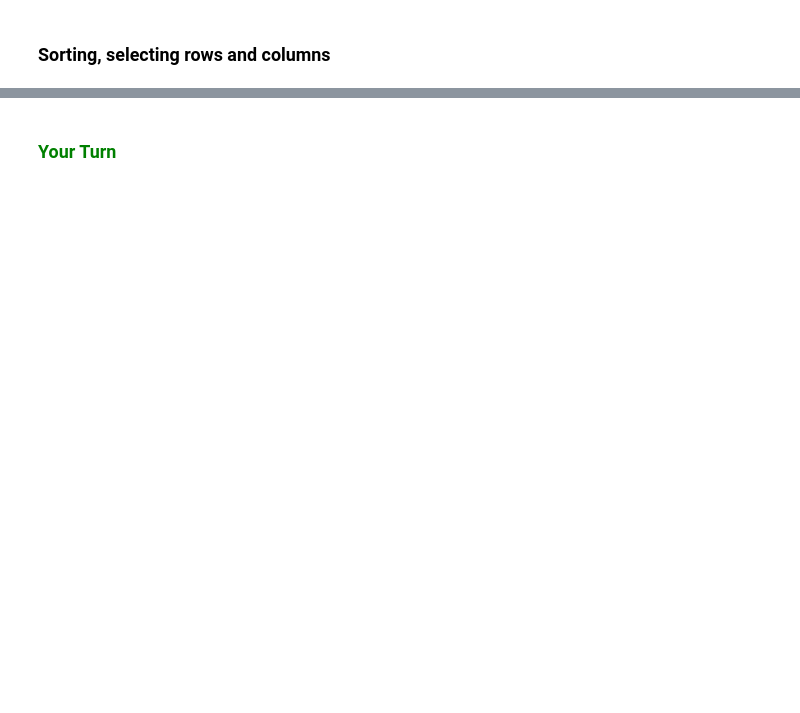
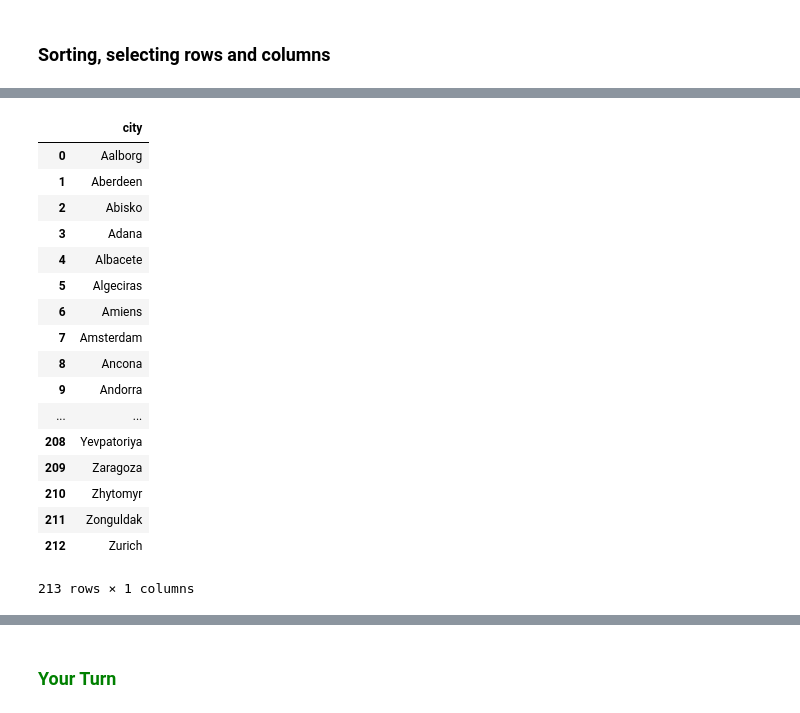
Before and after one commit to eloyekunle/widomPython, a Jupyter notebook: PythonPandas.ipynb, the cells around one changed output, grey strips where cells are left out. Cells and saved outputs as stored; diff of their text form; code cells hidden in the pictures; blank space fills up the shorter version.

```diff
--- a/PythonPandas.ipynb
+++ b/PythonPandas.ipynb
@@ -35,7 +118,27 @@ cities.city
 # %%
 # Selecting multiple columns - returns a dataframe
-cities[['city','temperature']]
+# cities[['city','temperature']]
 # Also show cities[['city']]
+cities[['city']]
+# %% [output]
+|  | city |
+| 0 | Aalborg |
+| 1 | Aberdeen |
+| 2 | Abisko |
+| 3 | Adana |
+| 4 | Albacete |
+| 5 | Algeciras |
+| 6 | Amiens |
+| 7 | Amsterdam |
+| 8 | Ancona |
+| 9 | Andorra |
+| ... | ... |
+| 208 | Yevpatoriya |
+| 209 | Zaragoza |
+| 210 | Zhytomyr |
+| 211 | Zonguldak |
+| 212 | Zurich |
+213 rows × 1 columns
 # %%
 # Selecting rows based on condition
 # Note: no need to do type conversion - pandas infers types for columns
```
Also changed, not shown: parts of 29 cells of this notebook, 1 other file.
